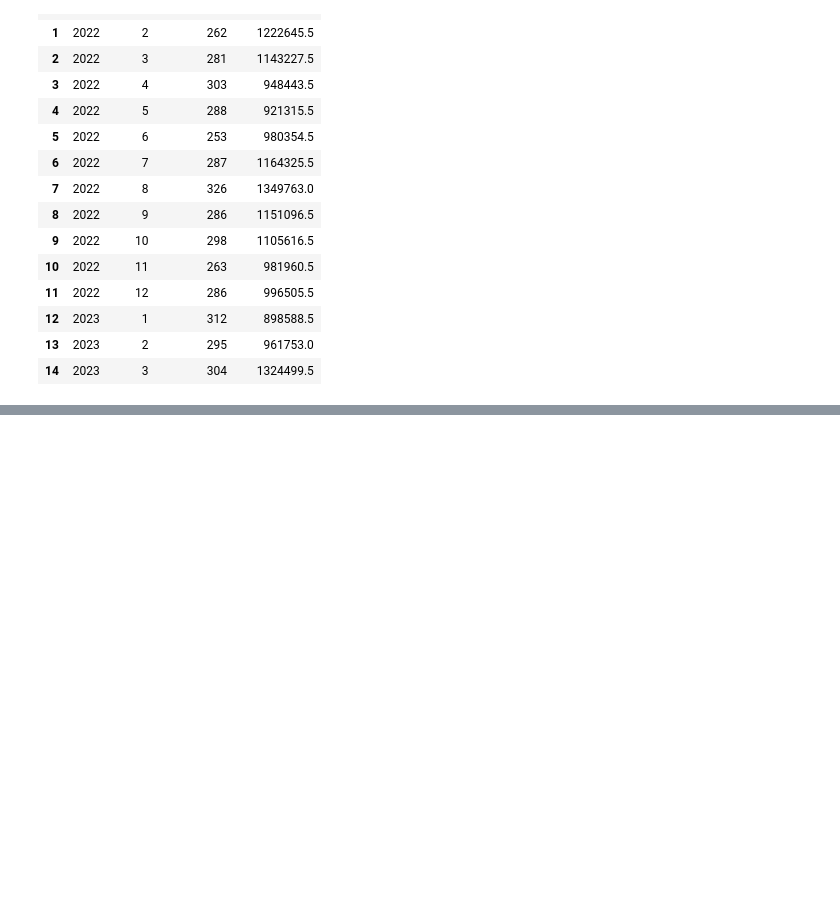
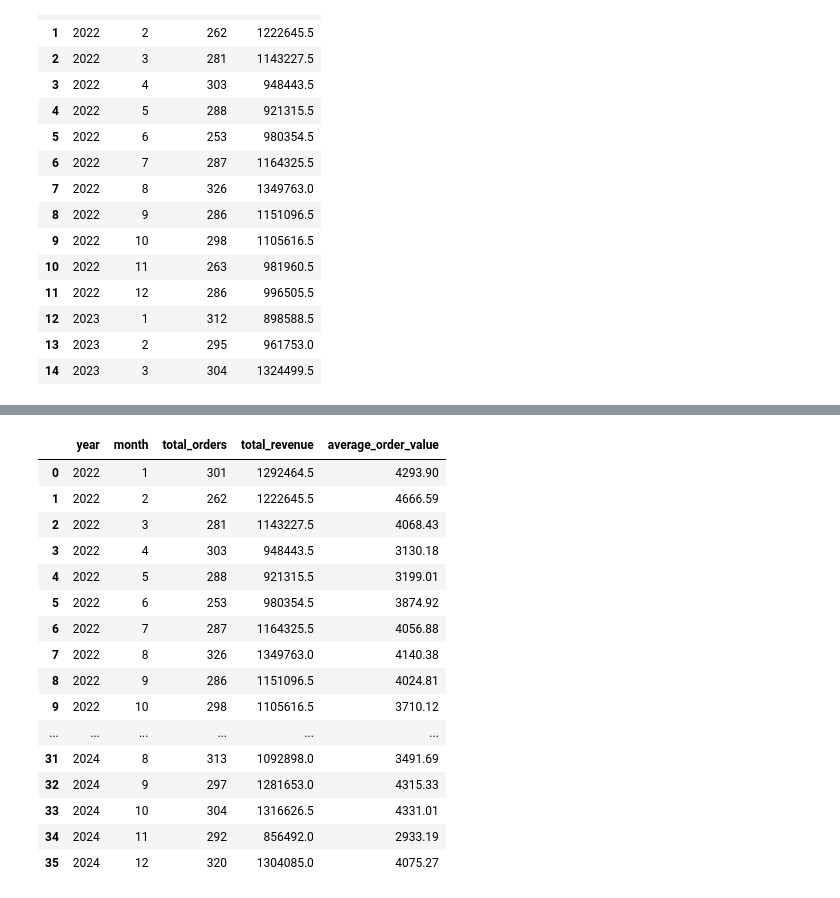
Before and after one commit to Vin-Okumu/lotus-group-customer-value-and-profitability, a Jupyter notebook: 03_Notebooks/03_exploratory_data_analysis.ipynb, the cells around one changed output, grey strips where cells are left out. Saved outputs shown, nothing was run; the diff lists cells and outputs as text; code cells hidden in the pictures; blank space fills up the shorter version.

```diff
--- a/03_Notebooks/03_exploratory_data_analysis.ipynb
+++ b/03_Notebooks/03_exploratory_data_analysis.ipynb
@@ -442,0 +475,25 @@ monthly_sales.head(15)
+# %%
+monthly_sales["average_order_value"] = (
+    monthly_sales["total_revenue"] /
+    monthly_sales["total_orders"]
+)
+
+monthly_sales.round(2)
+# %% [output]
+|  | year | month | total_orders | total_revenue | average_order_value |
+| 0 | 2022 | 1 | 301 | 1292464.5 | 4293.90 |
+| 1 | 2022 | 2 | 262 | 1222645.5 | 4666.59 |
+| 2 | 2022 | 3 | 281 | 1143227.5 | 4068.43 |
+| 3 | 2022 | 4 | 303 | 948443.5 | 3130.18 |
+| 4 | 2022 | 5 | 288 | 921315.5 | 3199.01 |
+| 5 | 2022 | 6 | 253 | 980354.5 | 3874.92 |
+| 6 | 2022 | 7 | 287 | 1164325.5 | 4056.88 |
+| 7 | 2022 | 8 | 326 | 1349763.0 | 4140.38 |
+| 8 | 2022 | 9 | 286 | 1151096.5 | 4024.81 |
+| 9 | 2022 | 10 | 298 | 1105616.5 | 3710.12 |
+| ... | ... | ... | ... | ... | ... |
+| 31 | 2024 | 8 | 313 | 1092898.0 | 3491.69 |
+| 32 | 2024 | 9 | 297 | 1281653.0 | 4315.33 |
+| 33 | 2024 | 10 | 304 | 1316626.5 | 4331.01 |
+| 34 | 2024 | 11 | 292 | 856492.0 | 2933.19 |
+| 35 | 2024 | 12 | 320 | 1304085.0 | 4075.27 |
```
Also changed, not shown: parts of 14 cells of this notebook.
